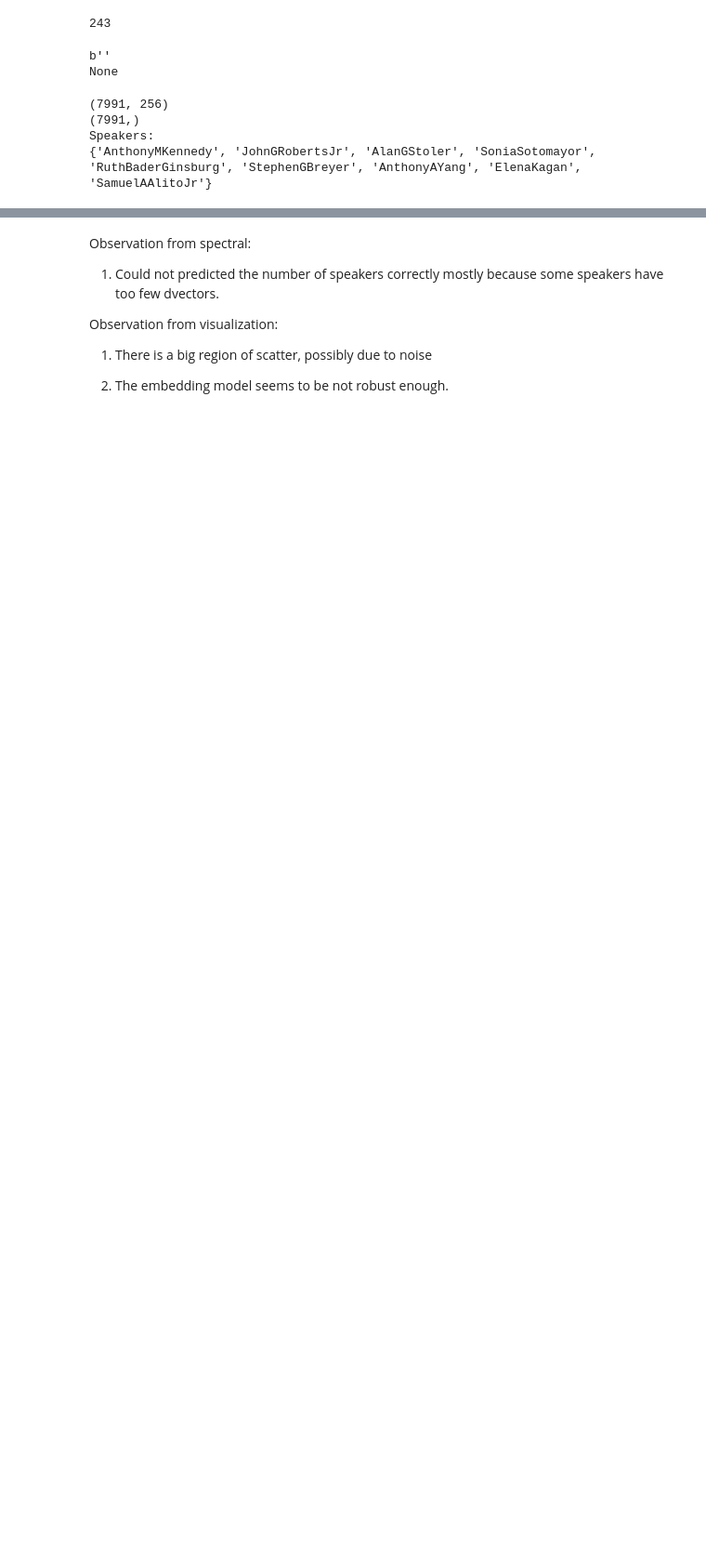
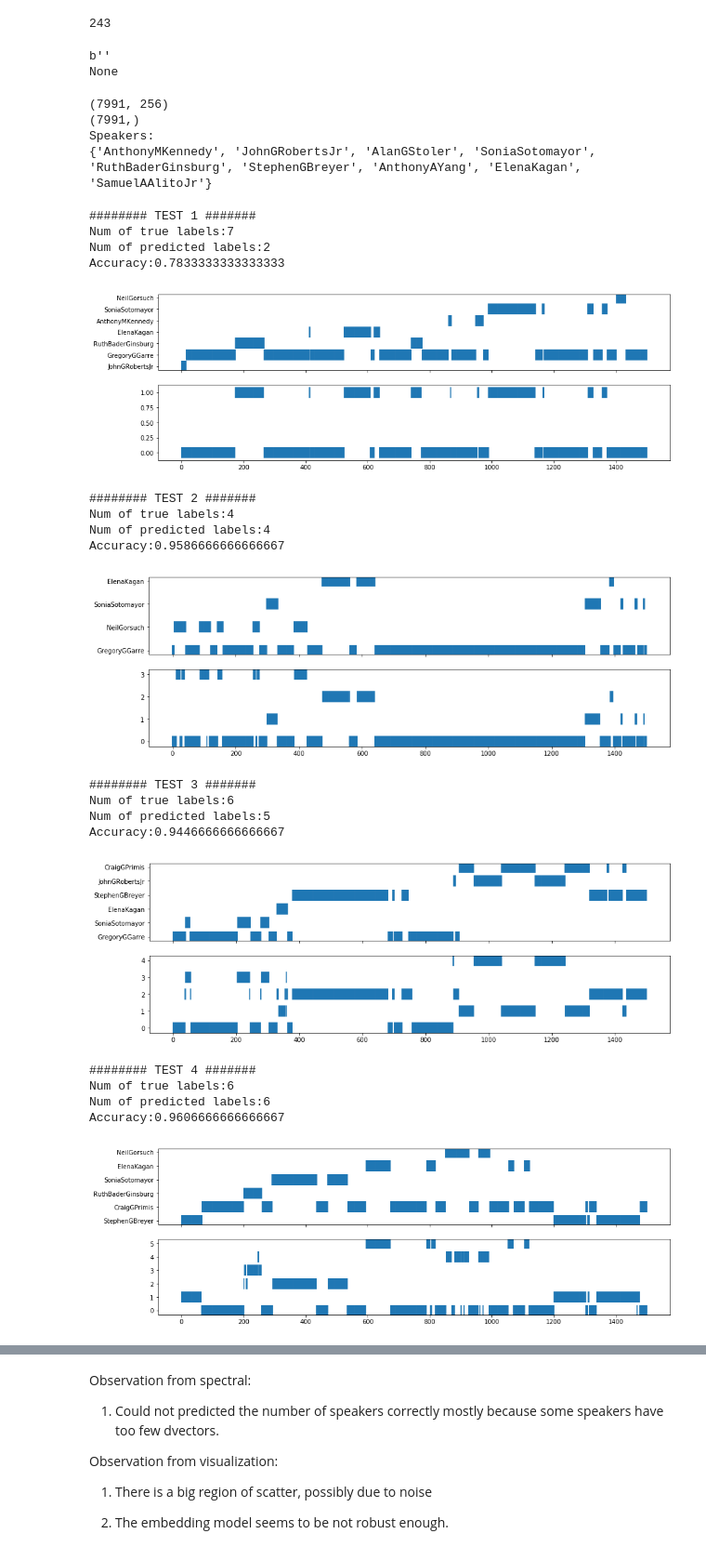
Before and after one commit to Eason6wang/PyTorch_Speaker_Verification, a Jupyter notebook: court_diarization_demo.ipynb, the cells around one changed output, grey strips where cells are left out. Shown at 93% size. Drawn from its saved outputs; the diff is of its cells as text; code cells hidden in the pictures; blank space fills up the shorter version.

```diff
--- a/court_diarization_demo.ipynb
+++ b/court_diarization_demo.ipynb
@@ -130,31 +130,52 @@ import matplotlib.pyplot as plt
 
 test_sequences = np.load('court_test_sequence.npy')
 test_cluster_ids = np.load('court_test_cluster_id.npy')
-test_size = 4000
+test_size = 1500
 test_sequences = np.array([np.array(test_sequences[i:i + test_size]) for i in range(0, len(test_sequences), test_size)])
 test_cluster_ids = [list(test_cluster_ids[i:i + test_size]) for i in range(0,len(test_cluster_ids),test_size)]
 index = 1
 # %%
 from multiprocessing import Pool
 def spectral_parallel(sequence):
-    clusterer = SpectralClusterer(min_clusters=2,max_clusters=20,p_percentile=0.92,gaussian_blur_sigma=1.3)
+    clusterer = SpectralClusterer(min_clusters=2,max_clusters=20,p_percentile=0.92,gaussian_blur_sigma=1.9)
     labels = clusterer.predict(sequence)
     return labels
 NUM_PROCESSES = 3
 pool = Pool(NUM_PROCESSES)
 results = pool.map(spectral_parallel, test_sequences)
 index = 1
 accuracy_lst = []
 for true_labels, predicted_labels in zip(test_cluster_ids, results):
     print("######## TEST " + str(index) + " #######")
     print("Num of true labels:" + str(len(set(true_labels))))
     print("Num of predicted labels:" + str(len(set(predicted_labels))))
     accuracy = uisrnn.compute_sequence_match_accuracy(list(true_labels), list(predicted_labels))
     accuracy_lst.append(accuracy)
     print("Accuracy:" + str(accuracy))
     index += 1
     f, (ax1, ax2) = plt.subplots(2, sharex=True, figsize=(15, 5))
     ax1.scatter(range(len(true_labels)), true_labels, s=300, marker='|')
     ax2.scatter(range(len(predicted_labels)), predicted_labels, s=300, marker='|')
     plt.show()
 print('Average accuracy:' + str(np.mean(accuracy_lst)))
+# %% [output]
+######## TEST 1 #######
+Num of true labels:7
+Num of predicted labels:2
+Accuracy:0.7833333333333333
+[figure, added]
+######## TEST 2 #######
+Num of true labels:4
+Num of predicted labels:4
+Accuracy:0.9586666666666667
+[figure, added]
+######## TEST 3 #######
+Num of true labels:6
+Num of predicted labels:5
+Accuracy:0.9446666666666667
+[figure, added]
+######## TEST 4 #######
+Num of true labels:6
+Num of predicted labels:6
+Accuracy:0.9606666666666667
+[figure, added]
```
Also changed, not shown: parts of 3 cells of this notebook, 5 other files.
